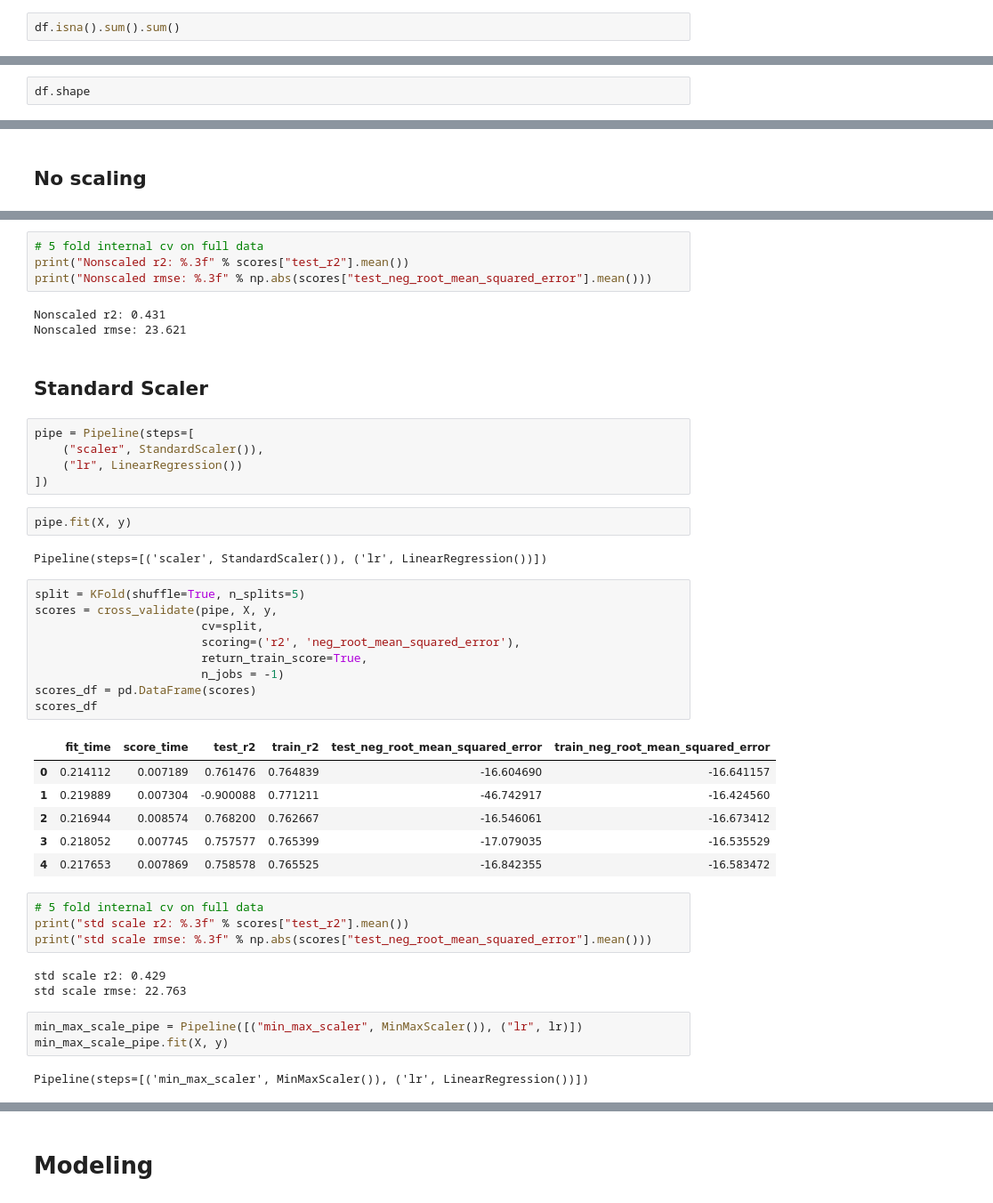
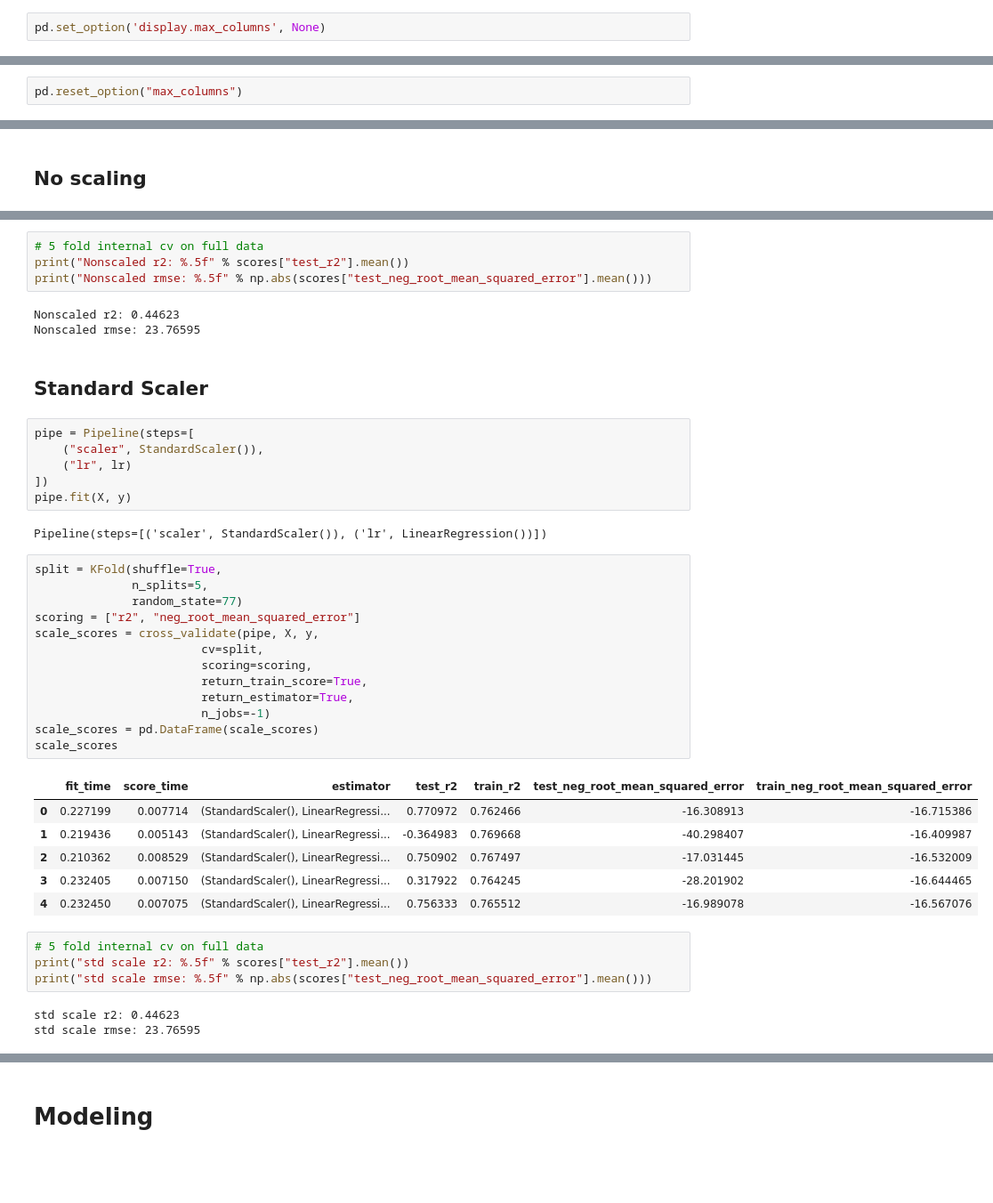
Before and after one commit to ryskgit/QTW_CaseStudy, a Jupyter notebook: Case Study 1/hien_draft.ipynb, the cells around one changed output, grey strips where cells are left out. Shown: that part at 89% size. Cells and saved outputs as stored; diff of their text form; blank space fills up the shorter version.

```diff
--- a/Case Study 1/hien_draft.ipynb
+++ b/Case Study 1/hien_draft.ipynb
@@ -25,2 +41,2 @@ df.drop(columns=single_vals, inplace=True)
 # %%
-df.isna().sum().sum()
+pd.set_option('display.max_columns', None)
@@ -33,2 +52,2 @@ df.duplicated().sum()
 # %%
-df.shape
+pd.reset_option("max_columns")
@@ -130,46 +112,44 @@ array([-2.16965112e-01,  8.23228446e-01, -1.25778412e+00, -3.54917955e-01,
 # %%
 # 5 fold internal cv on full data
-print("Nonscaled r2: %.3f" % scores["test_r2"].mean())
-print("Nonscaled rmse: %.3f" % np.abs(scores["test_neg_root_mean_squared_error"].mean()))
+print("Nonscaled r2: %.5f" % scores["test_r2"].mean())
+print("Nonscaled rmse: %.5f" % np.abs(scores["test_neg_root_mean_squared_error"].mean()))
 # %% [output]
-Nonscaled r2: 0.431
-Nonscaled rmse: 23.621
+Nonscaled r2: 0.44623
+Nonscaled rmse: 23.76595
 # %% [markdown]
 ## Standard Scaler
 # %%
 pipe = Pipeline(steps=[
     ("scaler", StandardScaler()),
-    ("lr", LinearRegression())
+    ("lr", lr)
 ])
+pipe.fit(X, y)
+# %% [output]
+Pipeline(steps=[('scaler', StandardScaler()), ('lr', LinearRegression())])
-# %%
-pipe.fit(X, y)
-# %% [output]
-Pipeline(steps=[('scaler', StandardScaler()), ('lr', LinearRegression())])
 # %%
-split = KFold(shuffle=True, n_splits=5)
-scores = cross_validate(pipe, X, y,
+split = KFold(shuffle=True,
+              n_splits=5,
+              random_state=77)
+scoring = ["r2", "neg_root_mean_squared_error"]
+scale_scores = cross_validate(pipe, X, y,
                         cv=split,
-                        scoring=('r2', 'neg_root_mean_squared_error'),
+                        scoring=scoring,
                         return_train_score=True,
-                        n_jobs = -1)
-scores_df = pd.DataFrame(scores)
-scores_df
+                        return_estimator=True,
+                        n_jobs=-1)
+scale_scores = pd.DataFrame(scale_scores)
+scale_scores
 # %% [output]
-|  | fit_time | score_time | test_r2 | train_r2 | test_neg_root_mean_squared_error | train_neg_root_mean_squared_error |
-| 0 | 0.214112 | 0.007189 | 0.761476 | 0.764839 | -16.604690 | -16.641157 |
-| 1 | 0.219889 | 0.007304 | -0.900088 | 0.771211 | -46.742917 | -16.424560 |
-| 2 | 0.216944 | 0.008574 | 0.768200 | 0.762667 | -16.546061 | -16.673412 |
-| 3 | 0.218052 | 0.007745 | 0.757577 | 0.765399 | -17.079035 | -16.535529 |
-| 4 | 0.217653 | 0.007869 | 0.758578 | 0.765525 | -16.842355 | -16.583472 |
+|  | fit_time | score_time | estimator | test_r2 | train_r2 | test_neg_root_mean_squared_error | train_neg_root_mean_squared_error |
+| 0 | 0.227199 | 0.007714 | (StandardScaler(), LinearRegressi... | 0.770972 | 0.762466 | -16.308913 | -16.715386 |
+| 1 | 0.219436 | 0.005143 | (StandardScaler(), LinearRegressi... | -0.364983 | 0.769668 | -40.298407 | -16.409987 |
+| 2 | 0.210362 | 0.008529 | (StandardScaler(), LinearRegressi... | 0.750902 | 0.767497 | -17.031445 | -16.532009 |
+| 3 | 0.232405 | 0.007150 | (StandardScaler(), LinearRegressi... | 0.317922 | 0.764245 | -28.201902 | -16.644465 |
+| 4 | 0.232450 | 0.007075 | (StandardScaler(), LinearRegressi... | 0.756333 | 0.765512 | -16.989078 | -16.567076 |
 # %%
 # 5 fold internal cv on full data
-print("std scale r2: %.3f" % scores["test_r2"].mean())
-print("std scale rmse: %.3f" % np.abs(scores["test_neg_root_mean_squared_error"].mean()))
+print("std scale r2: %.5f" % scores["test_r2"].mean())
+print("std scale rmse: %.5f" % np.abs(scores["test_neg_root_mean_squared_error"].mean()))
 # %% [output]
-std scale r2: 0.429
-std scale rmse: 22.763
+std scale r2: 0.44623
+std scale rmse: 23.76595
-# %%
-min_max_scale_pipe = Pipeline([("min_max_scaler", MinMaxScaler()), ("lr", lr)])
-min_max_scale_pipe.fit(X, y)
-# %% [output]
-Pipeline(steps=[('min_max_scaler', MinMaxScaler()), ('lr', LinearRegression())])
```
Also changed, not shown: parts of 35 cells of this notebook.
